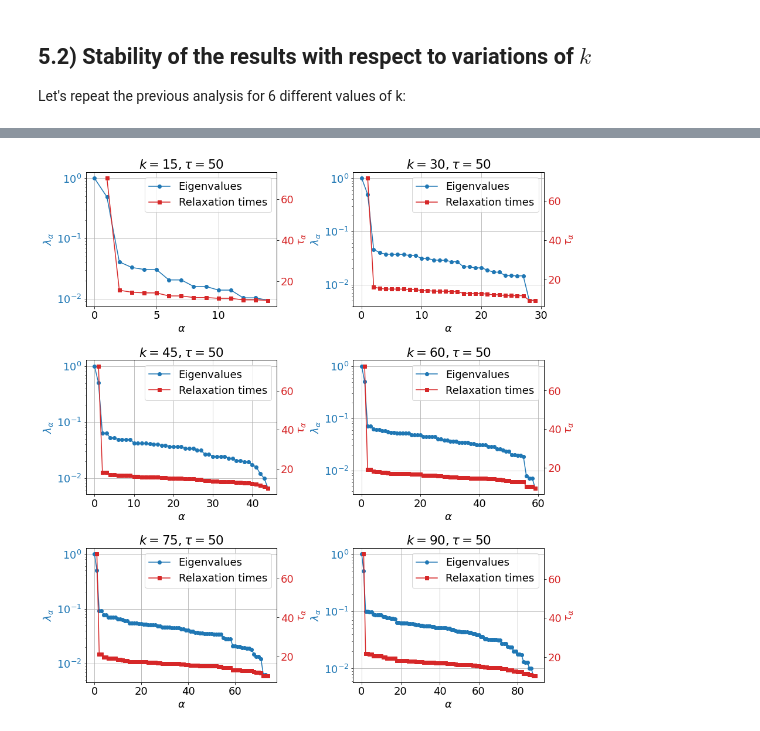
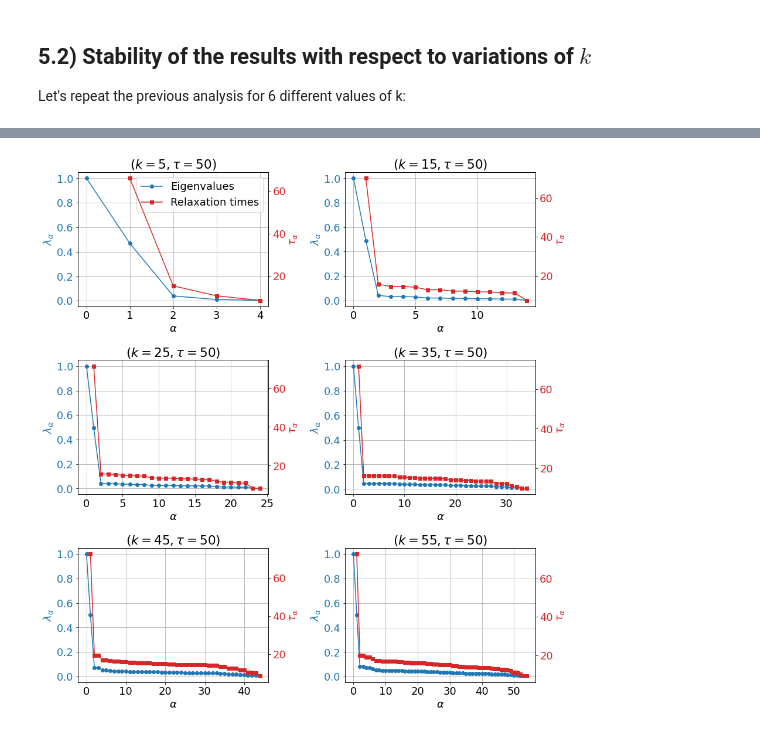
Before and after one commit to vdeltatto/unsupervised-learning, a Jupyter notebook: Fourth_exercise/Fourth_exercise.ipynb, the cells around one changed output, grey strips where cells are left out. Cells and saved outputs as stored; diff of their text form; code cells hidden in the pictures.

```diff
--- a/Fourth_exercise/Fourth_exercise.ipynb
+++ b/Fourth_exercise/Fourth_exercise.ipynb
@@ -579,31 +577,29 @@ plt.show()
 # %%
 markov_states = {}
 for nlags in nlags_values:
-    markov_states[nlags] = np.real(sign_u1[nlags]*left_eigenvectors[nlags][:,1]) < 0
+    markov_states[nlags] = np.real(c_1[nlags]*left_eigenvectors[nlags][:,1]) < 0
 # %%
 fig, ax = plt.subplots(3,2,figsize=(14,16))
 from matplotlib.lines import Line2D
 colors = plt.cm.coolwarm(np.linspace(0.1,0.9,2))
 index_nlags = 0
-labels = ["$u_{\\alpha 1}>0$","$u_{\\alpha 1}<0$"]
 for i in range(3):
     for j in range(2):
         nlags = nlags_values[index_nlags]
         index_nlags += 1
         labels = ["$u_{\\alpha 1}>0$","$u_{\\alpha 1}<0$"]
-        for cluster_index in range(k):
-            new_index = int(np.where(sorted_indices[nlags]==cluster_index)[0])
-            elements = clusters_trials[best_trial_index][new_index]
+        for cluster_index in np.arange(k)[list(sorted_indices[nlags])]:
+            elements = clusters_trials[best_trial_index][cluster_index]
             ax[i,j].plot(Y[elements,0],Y[elements,1],'.',color=colors[int(markov_states[nlags][cluster_index])])
         ax[i,j].plot(centroids_trials[best_trial_index][:,0],centroids_trials[best_trial_index][:,1],'kx',markersize=10)
         ax[i,j].set_xlabel("$\widetilde{Y}_1$")
         ax[i,j].set_ylabel("$\widetilde{Y}_2$")
         ax[i,j].set_title("$k = {:d}, \\tau={:d}$".format(k,nlags))
         ax[i,j].grid("on")
-        legend_elements = [Line2D([0], [0], marker='o', color=colors[0], label='$u_{\\alpha 1} < 0$',
-            markersize=8,lw=0),Line2D([0], [0], marker='o', color=colors[1],
-            label='$u_{\\alpha 1} > 0$', markersize=8,lw=0)]
-        ax[i,j].legend(handles=legend_elements, loc='best')
+legend_elements = [Line2D([0], [0], marker='o', color=colors[0], label='$c_1(0)\,u_{\\alpha 1} > 0$',
+    markersize=8,lw=0),Line2D([0], [0], marker='o', color=colors[1],
+    label='$c_1(0)\,u_{\\alpha 1} < 0$', markersize=8,lw=0)]
+ax[0,0].legend(handles=legend_elements, loc='best')
 
 fig.subplots_adjust(hspace=.4,wspace=.3)
 plt.show()
@@ -619,0 +611,3 @@ k_values
+# %%
+k_values = [5 + i*10 for i in range(0,6)]
+k_values
@@ -710,8 +706,8 @@ eigenvalues = {}
 left_eigenvectors = {}
 right_eigenvectors = {}
 sorted_indices = {}
-signs_u0 = {}
-signs_u1 = {}
+c_0 = {}
+c_1 = {}
 for k in k_values:
     transition_matrix = compute_transition_matrix(cluster_trajs[k], k=k, nlags=nlags)
     eigenvalues[k], left_eigenvectors[k], right_eigenvectors[k] = scipy.linalg.eig(transition_matrix, left=True)
@@ -722,44 +718,39 @@ for k in k_values:
     left_eigenvectors[k] = left_eigenvectors[k][:,sorted_indices[k]]
     right_eigenvectors[k] = right_eigenvectors[k][:,sorted_indices[k]]
 
-    signs_u0[k] = np.sign(np.real(right_eigenvectors[k][0,0]))
-    signs_u1[k] = np.sign(np.real(np.sum(right_eigenvectors[k][:,1])))
-    if np.real(signs_u0[k]*left_eigenvectors[k][0,0]) < 0:
-          left_eigenvectors[k] *= -1
+    c_0[k] = np.real(right_eigenvectors[k][0,0])
+    c_1[k] = np.real(np.sum(right_eigenvectors[k][:,1])) / k
+
+    if c_0[k]*left_eigenvectors[k][0,0] < 0: left_eigenvectors[k] *= -1
 # %%
 fig, ax1 = plt.subplots(3,2,figsize=(14,16))
 
 index_kvalues = 0
 for i in range(3):
     for j in range(2):
         k = k_values[index_kvalues]
         index_kvalues += 1
         color = 'tab:blue'
         lns1 = ax1[i,j].plot(np.abs(eigenvalues[k]),'o-',color=color,label="Eigenvalues")
-        ax1[i,j].set_yscale("log")
         ax1[i,j].set_ylabel("$\\lambda_{\\alpha}$",color=color)
         ax1[i,j].set_xlabel("$\\alpha$")
         ax1[i,j].grid("on")
         ax1[i,j].tick_params(axis='y', labelcolor=color)
 
         color = 'tab:red'
         ax2 = ax1[i,j].twinx()
         lns2 = ax2.plot(np.arange(1,k),-nlags/np.log(np.abs(eigenvalues[k][1:])),'s-',color=color,label="Relaxation times")
         ax2.set_ylabel("$\\tau_{\\alpha}$",color=color)
-        #ax2.set_yscale("log")
         ax2.tick_params(axis='y', labelcolor=color)
-        #ax1.legend()
-
-        lns = lns1+lns2
-        labs = [l.get_label() for l in lns]
-        ax1[i,j].legend(lns, labs, loc='best')
 
         plt.title("($ k = {:d}, \\tau={:d}$)".format(k,nlags))
-        #plt.xticks(np.arange(0,k+1))
+lns = lns1+lns2
+labs = [l.get_label() for l in lns]
+ax1[0,0].legend(lns, labs, loc='best')
 fig.subplots_adjust(hspace=.4,wspace=.4)
 plt.show()
 # %% [output]
-[figure, old version]
+[figure, new version]
 # %%
 fig, ax = plt.subplots(3,2,figsize=(14,16))
 
```
Also changed, not shown: parts of 36 cells of this notebook.
